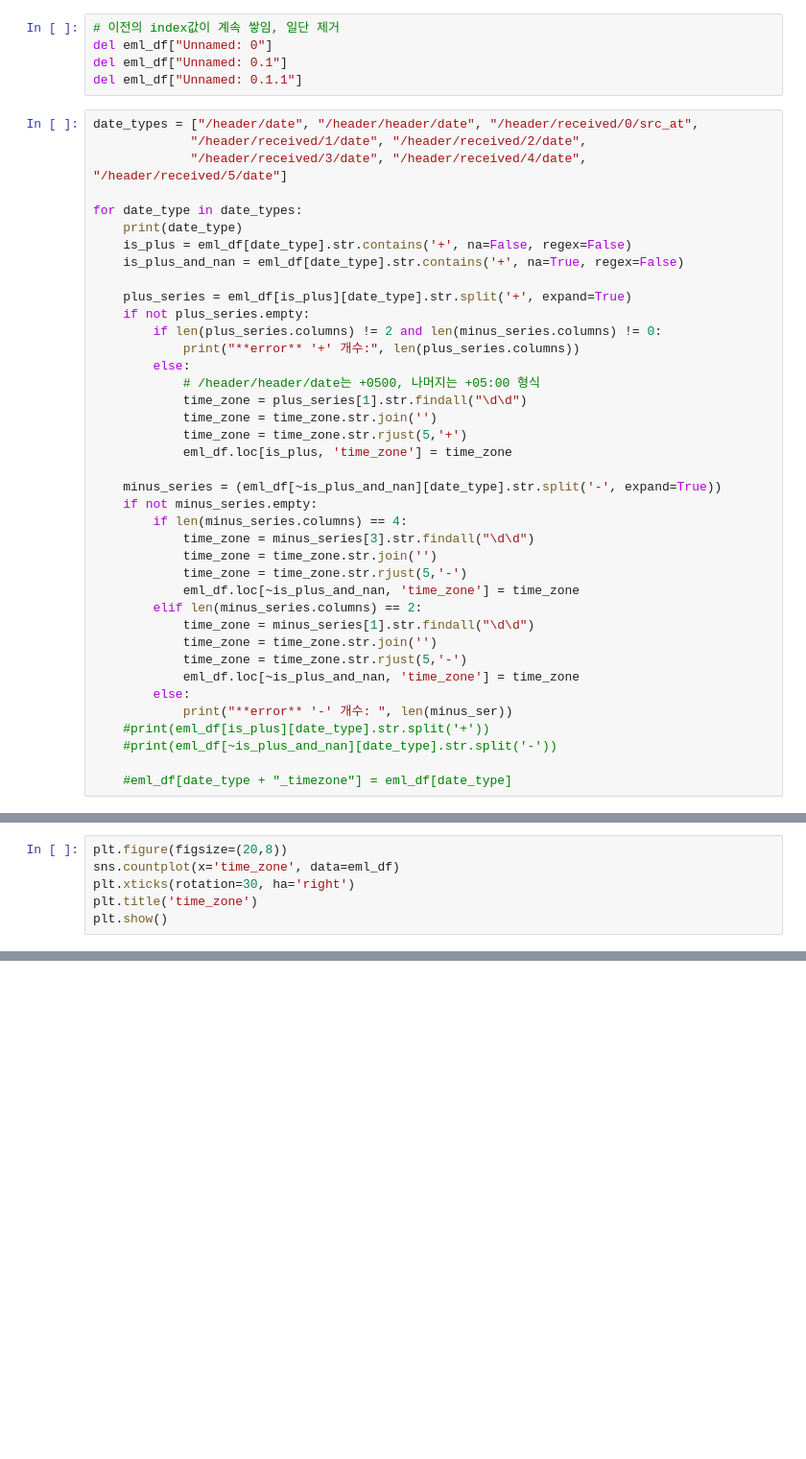
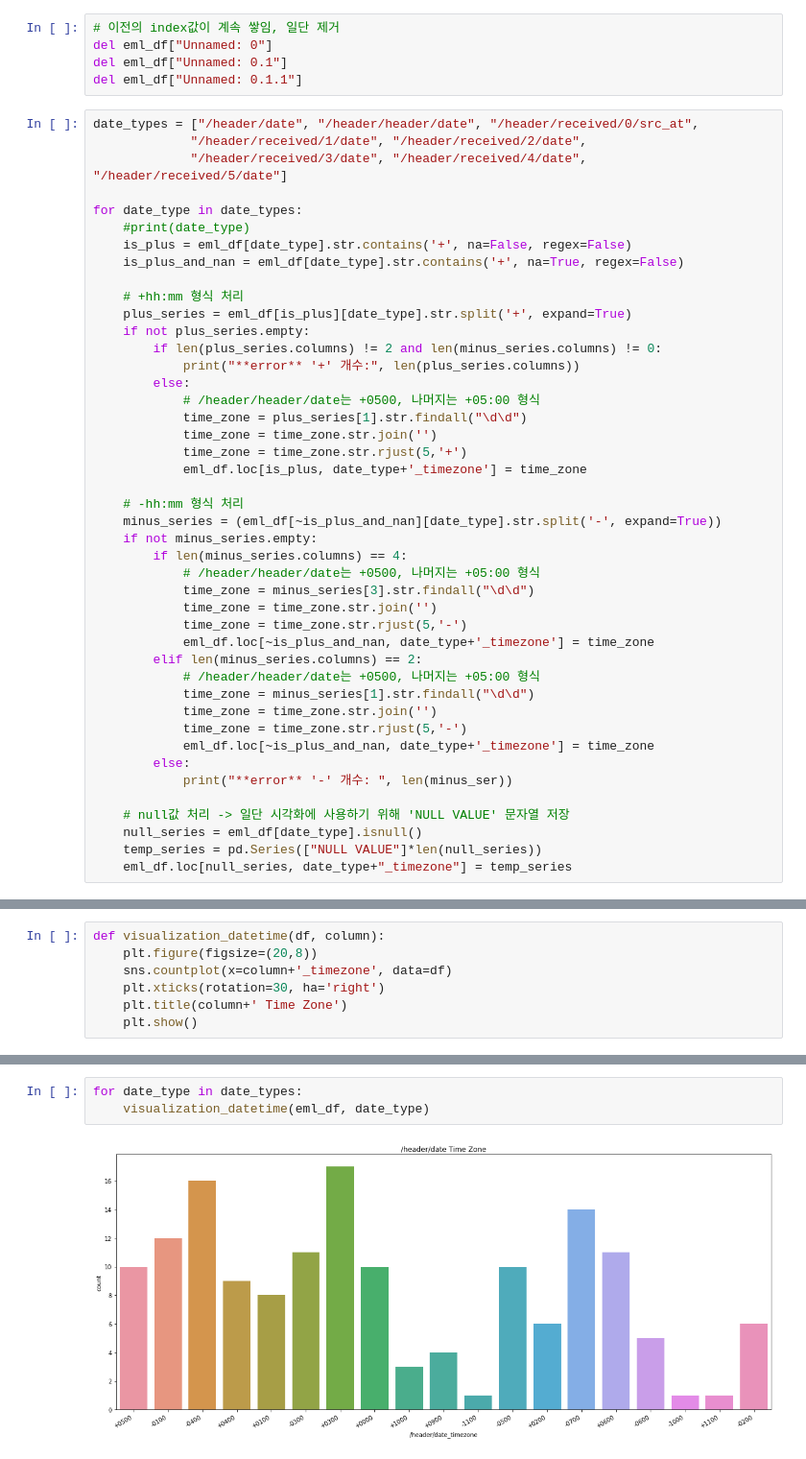
Before and after one commit to davin0130/AIDLE, a Jupyter notebook: EDA/timezone_info.ipynb, the cells around one changed output, grey strips where cells are left out. Shown at 96% size. Cells and saved outputs as stored; diff of their text form; blank space fills up the shorter version.

Commit message:
update time-zone info

```diff
--- a/EDA/timezone_info.ipynb
+++ b/EDA/timezone_info.ipynb
@@ -30,10 +30,11 @@ date_types = ["/header/date", "/header/header/date", "/header/received/0/src_at"
              "/header/received/3/date", "/header/received/4/date", "/header/received/5/date"]
 
 for date_type in date_types:
-    print(date_type)
+    #print(date_type)
     is_plus = eml_df[date_type].str.contains('+', na=False, regex=False)
     is_plus_and_nan = eml_df[date_type].str.contains('+', na=True, regex=False)
 
+    # +hh:mm 형식 처리
     plus_series = eml_df[is_plus][date_type].str.split('+', expand=True)
     if not plus_series.empty:
         if len(plus_series.columns) != 2 and len(minus_series.columns) != 0:
@@ -43,23 +44,27 @@ for date_type in date_types:
             time_zone = plus_series[1].str.findall("\d\d")
             time_zone = time_zone.str.join('')
             time_zone = time_zone.str.rjust(5,'+')
-            eml_df.loc[is_plus, 'time_zone'] = time_zone
+            eml_df.loc[is_plus, date_type+'_timezone'] = time_zone
 
+    # -hh:mm 형식 처리
     minus_series = (eml_df[~is_plus_and_nan][date_type].str.split('-', expand=True))
     if not minus_series.empty:
         if len(minus_series.columns) == 4:
+            # /header/header/date는 +0500, 나머지는 +05:00 형식
             time_zone = minus_series[3].str.findall("\d\d")
             time_zone = time_zone.str.join('')
             time_zone = time_zone.str.rjust(5,'-')
-            eml_df.loc[~is_plus_and_nan, 'time_zone'] = time_zone
+            eml_df.loc[~is_plus_and_nan, date_type+'_timezone'] = time_zone
         elif len(minus_series.columns) == 2:
+            # /header/header/date는 +0500, 나머지는 +05:00 형식
             time_zone = minus_series[1].str.findall("\d\d")
             time_zone = time_zone.str.join('')
             time_zone = time_zone.str.rjust(5,'-')
-            eml_df.loc[~is_plus_and_nan, 'time_zone'] = time_zone
+            eml_df.loc[~is_plus_and_nan, date_type+'_timezone'] = time_zone
         else:
             print("**error** '-' 개수: ", len(minus_ser))
-    #print(eml_df[is_plus][date_type].str.split('+'))
-    #print(eml_df[~is_plus_and_nan][date_type].str.split('-'))
 
-    #eml_df[date_type + "_timezone"] = eml_df[date_type]
+    # null값 처리 -> 일단 시각화에 사용하기 위해 'NULL VALUE' 문자열 저장
+    null_series = eml_df[date_type].isnull()
+    temp_series = pd.Series(["NULL VALUE"]*len(null_series))
+    eml_df.loc[null_series, date_type+"_timezone"] = temp_series
@@ -90,6 +71,7 @@ Name: time_zone, Length: 155, dtype: object
 # %%
-plt.figure(figsize=(20,8))
-sns.countplot(x='time_zone', data=eml_df)
-plt.xticks(rotation=30, ha='right')
-plt.title('time_zone')
-plt.show()
+def visualization_datetime(df, column):
+    plt.figure(figsize=(20,8))
+    sns.countplot(x=column+'_timezone', data=df)
+    plt.xticks(rotation=30, ha='right')
+    plt.title(column+' Time Zone')
+    plt.show()
@@ -97,0 +78,5 @@ plt.show()
+# %%
+for date_type in date_types:
+    visualization_datetime(eml_df, date_type)
+# %% [output]
+[figure, added]
```
Also changed, not shown: parts of 4 cells of this notebook.
